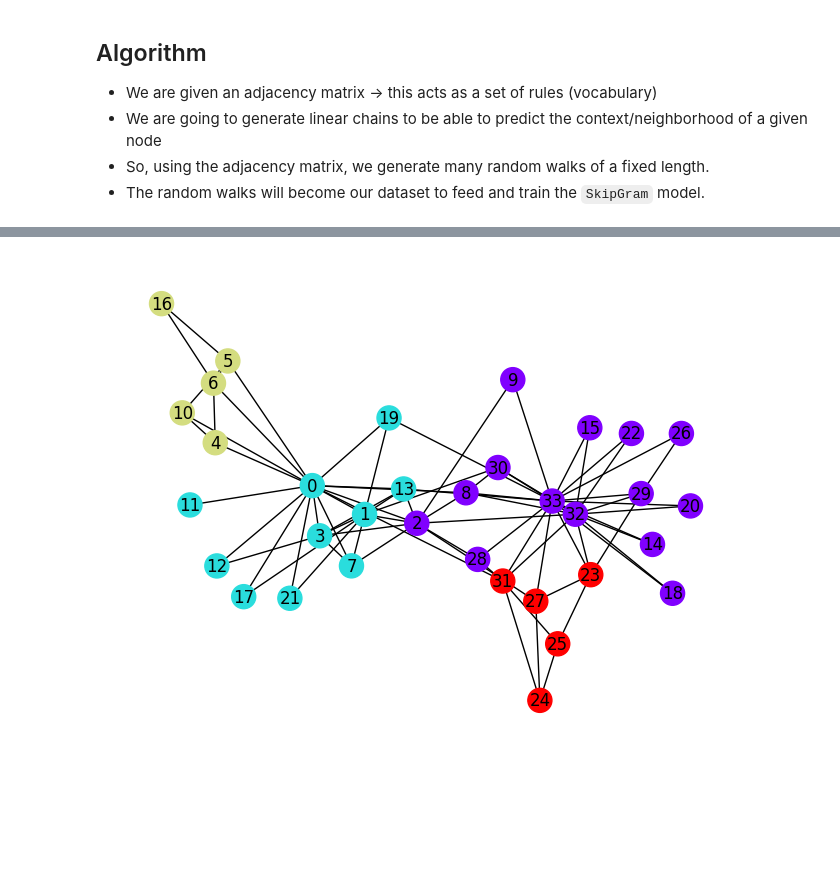
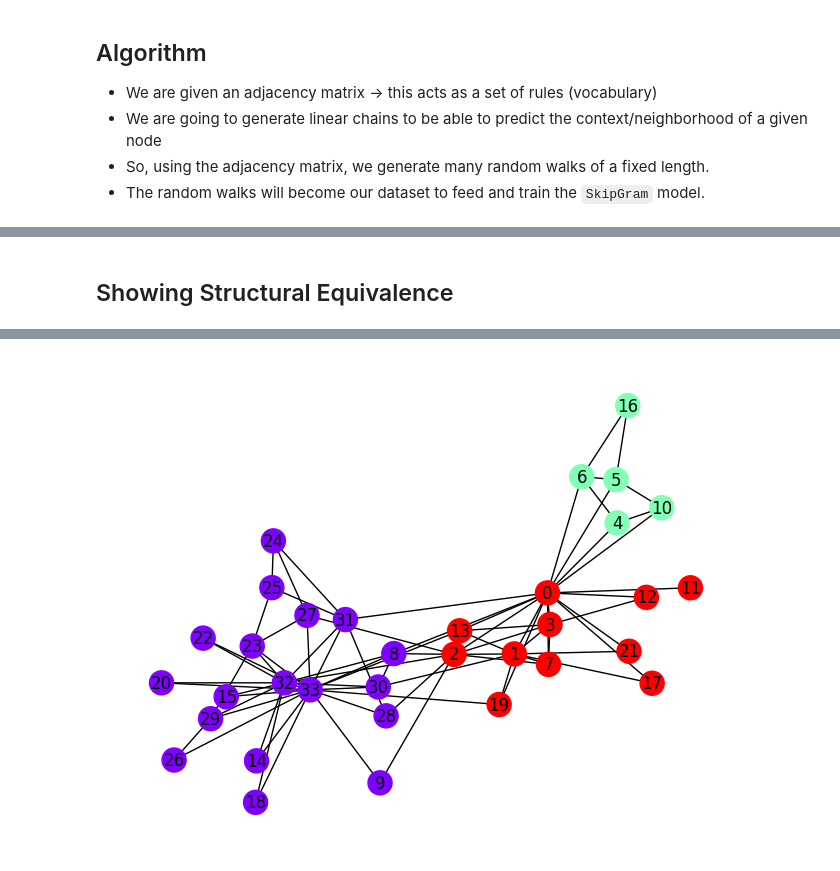
Before and after one commit to Anika-Roy/Exploring_Graph_Embeddings, a Jupyter notebook: node2vecPyTorch.ipynb, the cells around one changed output, grey strips where cells are left out. Saved outputs shown, nothing was run; the diff lists cells and outputs as text; code cells hidden in the pictures; blank space fills up the shorter version.

```diff
--- a/node2vecPyTorch.ipynb
+++ b/node2vecPyTorch.ipynb
@@ -156,8 +156,8 @@ class Node2Vec():
                         probabilities /= np.sum(probabilities)
 
                         # Multiply each element by the weight of the corresponding edge
-                        # weighted_probabilities = probabilities * weights
-                        weighted_probabilities = probabilities
+                        weighted_probabilities = probabilities * weights
+                        # weighted_probabilities = probabilities
 
                         # Choose the next node based on the probabilities
                         next_node = np.random.choice(neighbors, p=weighted_probabilities / np.sum(weighted_probabilities))
@@ -368,12 +372,14 @@ INFO - 2023-10-26 00:42:26,386: Word2Vec lifecycle event {'params': 'Word2Vec<vo
+# %% [markdown]
+## Showing Structural Equivalence
 # %%
 # p = 1, q=2
-n2v = Node2Vec(adjmat, 10, 128, 10, 80, 1, 4)
+n2v = Node2Vec(adjmat, 10, 128, 10, 80, 1, 2)
 n2v.train(30, 0.05)
 embeddings = np.array(n2v.get_embeddings())
 
 from sklearn.cluster import KMeans
 
-kmeans = KMeans(n_clusters=4, random_state=0).fit(embeddings)
+kmeans = KMeans(n_clusters=3, random_state=0,n_init=10).fit(embeddings)
 labels = kmeans.labels_
 nx.draw(G, with_labels=True, node_color=labels, cmap=plt.cm.rainbow)
 # %% [output]
@@ -397,4 +403,4 @@ INFO - 2023-10-26 00:47:33,230: Word2Vec lifecycle event {'params': 'Word2Vec<vo
-[figure, old version]
+[figure, new version]
 # %%
 # Compute node degrees
 node_degrees = dict(G.degree())
```
Also changed, not shown: parts of 10 cells of this notebook, 1 other file.
